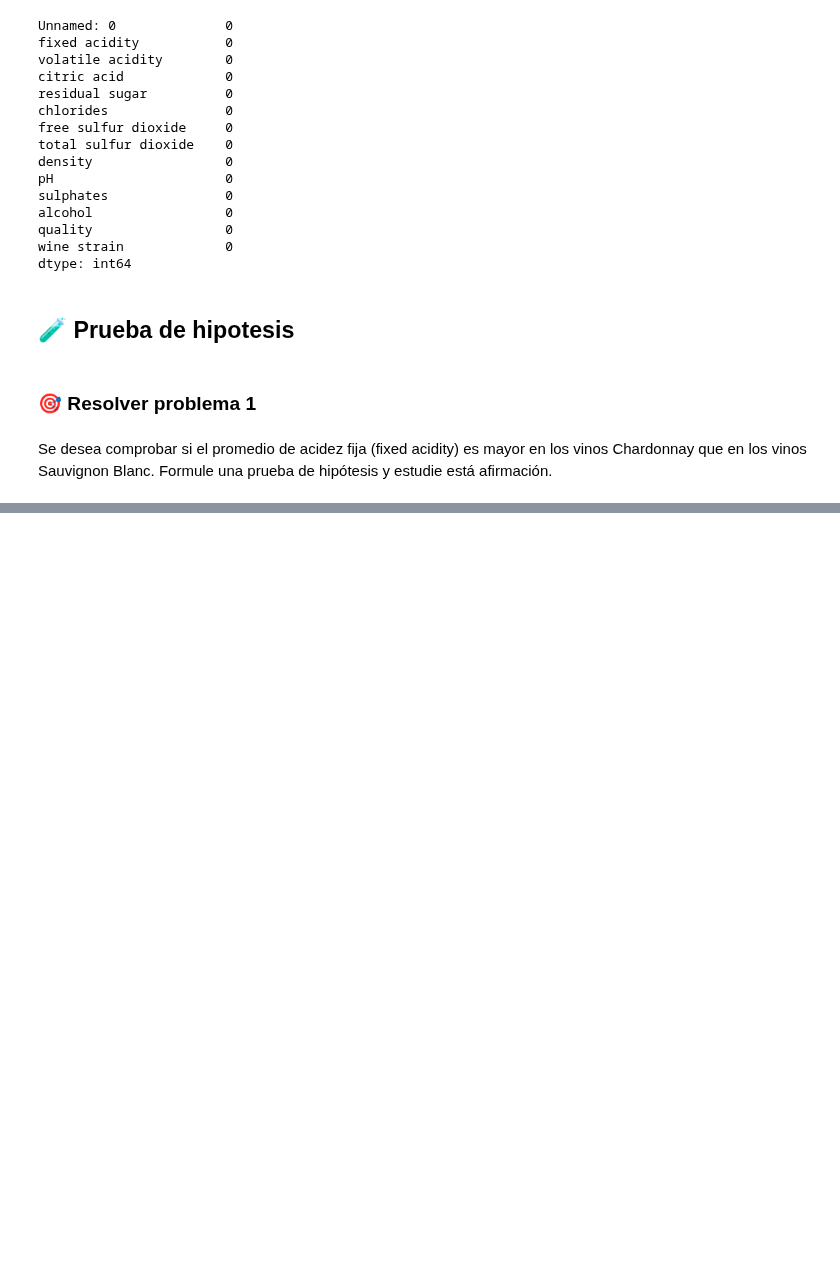
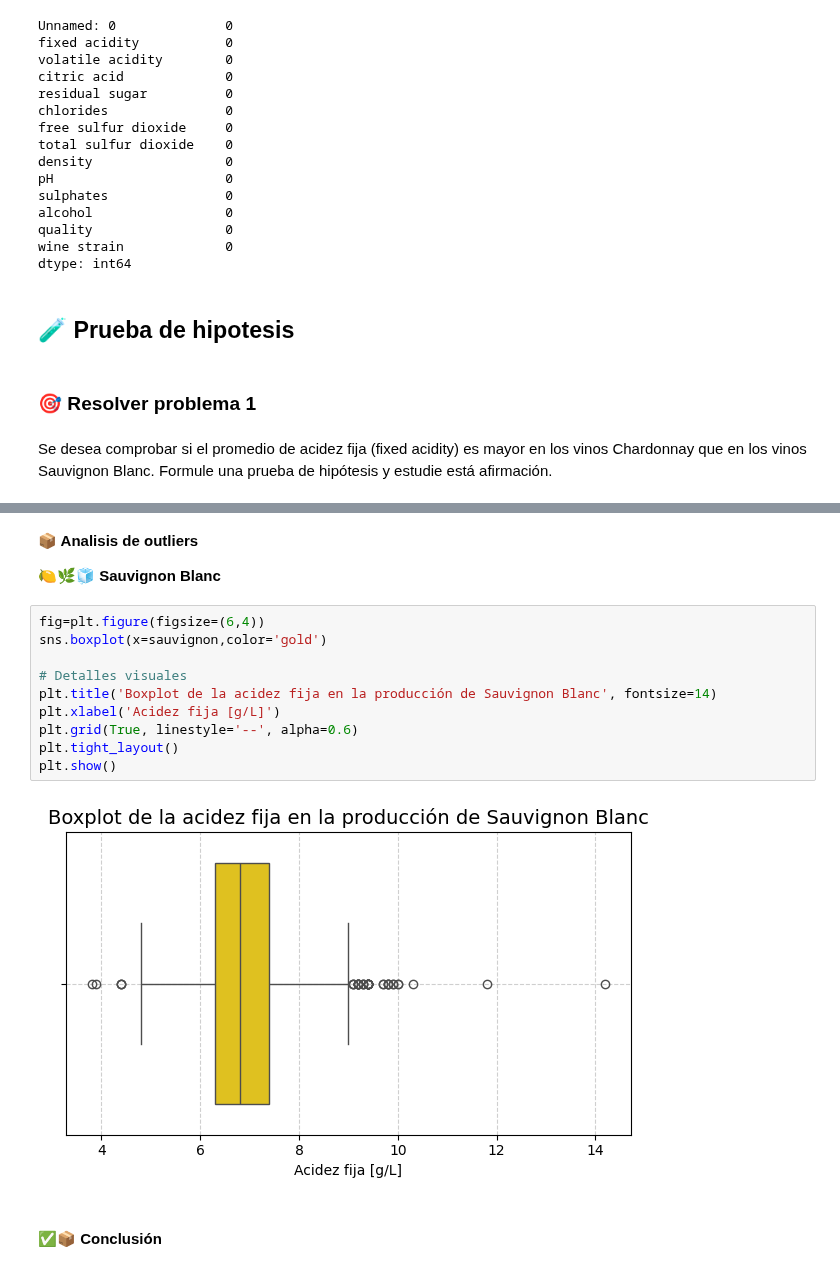
Before and after one commit to diadasiachilensis/data-science, a Jupyter notebook: ejercicios/8.vino/analisis.ipynb, the cells around one changed output, grey strips where cells are left out. Cells and saved outputs as stored; diff of their text form; blank space fills up the shorter version.

```diff
--- a/ejercicios/8.vino/analisis.ipynb
+++ b/ejercicios/8.vino/analisis.ipynb
@@ -71,0 +258,18 @@ Se desea comprobar si el promedio de acidez fija (fixed acidity) es mayor en los
+# %% [markdown]
+**📦 Analisis de outliers**
+
+**🍋🌿🧊 Sauvignon Blanc**
+# %%
+fig=plt.figure(figsize=(6,4))
+sns.boxplot(x=sauvignon,color='gold')
+
+# Detalles visuales
+plt.title('Boxplot de la acidez fija en la producción de Sauvignon Blanc', fontsize=14)
+plt.xlabel('Acidez fija [g/L]')
+plt.grid(True, linestyle='--', alpha=0.6)
+plt.tight_layout()
+plt.show()
+# %% [output]
+[figure, added]
+# %% [markdown]
+#### ✅📦 Conclusión
```
Also changed, not shown: parts of 21 cells of this notebook.
